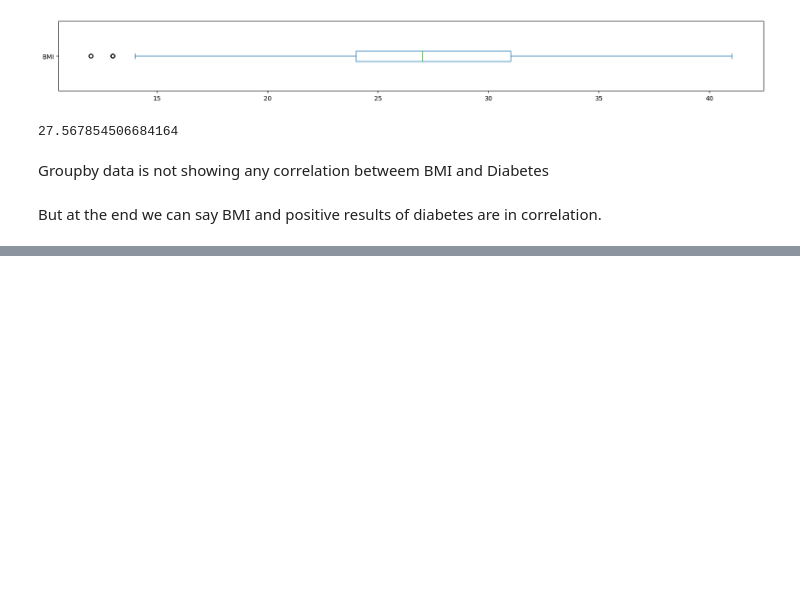
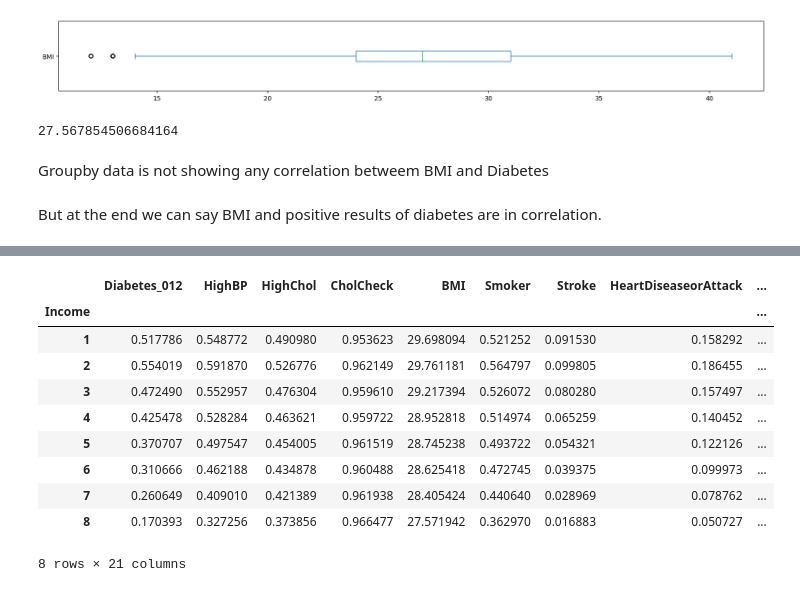
Before and after one commit to albertodavincishekhawat/BasicMachineLearning, a Jupyter notebook: ML.ipynb, the cells around one changed output, grey strips where cells are left out. Drawn from its saved outputs; the diff is of its cells as text; code cells hidden in the pictures; blank space fills up the shorter version.

```diff
--- a/ML.ipynb
+++ b/ML.ipynb
@@ -446,0 +459,14 @@ But at the end we can say BMI and positive results of diabetes are in correlatio
+# %%
+df.groupby(["Income"]).mean()
+# %% [output]
+|  | Diabetes_012 | HighBP | HighChol | CholCheck | BMI | Smoker | Stroke | HeartDiseaseorAttack | ... |
+| Income |  |  |  |  |  |  |  |  | ... |
+| 1 | 0.517786 | 0.548772 | 0.490980 | 0.953623 | 29.698094 | 0.521252 | 0.091530 | 0.158292 | ... |
+| 2 | 0.554019 | 0.591870 | 0.526776 | 0.962149 | 29.761181 | 0.564797 | 0.099805 | 0.186455 | ... |
+| 3 | 0.472490 | 0.552957 | 0.476304 | 0.959610 | 29.217394 | 0.526072 | 0.080280 | 0.157497 | ... |
+| 4 | 0.425478 | 0.528284 | 0.463621 | 0.959722 | 28.952818 | 0.514974 | 0.065259 | 0.140452 | ... |
+| 5 | 0.370707 | 0.497547 | 0.454005 | 0.961519 | 28.745238 | 0.493722 | 0.054321 | 0.122126 | ... |
+| 6 | 0.310666 | 0.462188 | 0.434878 | 0.960488 | 28.625418 | 0.472745 | 0.039375 | 0.099973 | ... |
+| 7 | 0.260649 | 0.409010 | 0.421389 | 0.961938 | 28.405424 | 0.440640 | 0.028969 | 0.078762 | ... |
+| 8 | 0.170393 | 0.327256 | 0.373856 | 0.966477 | 27.571942 | 0.362970 | 0.016883 | 0.050727 | ... |
+8 rows × 21 columns
```
Also changed, not shown: parts of 2 cells of this notebook.
